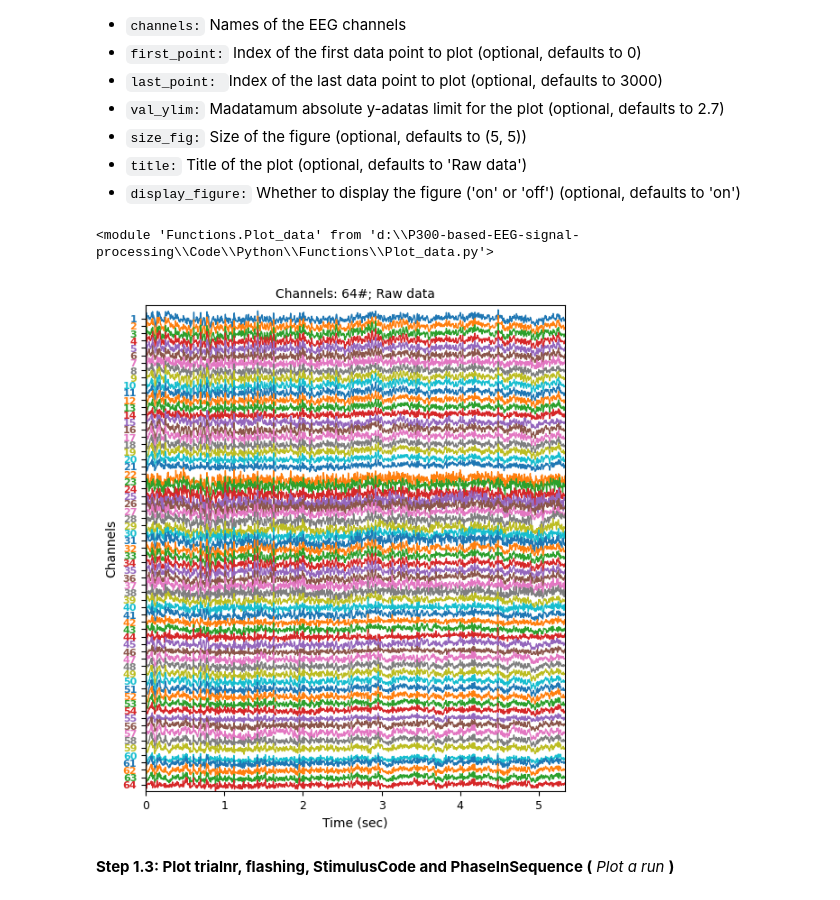
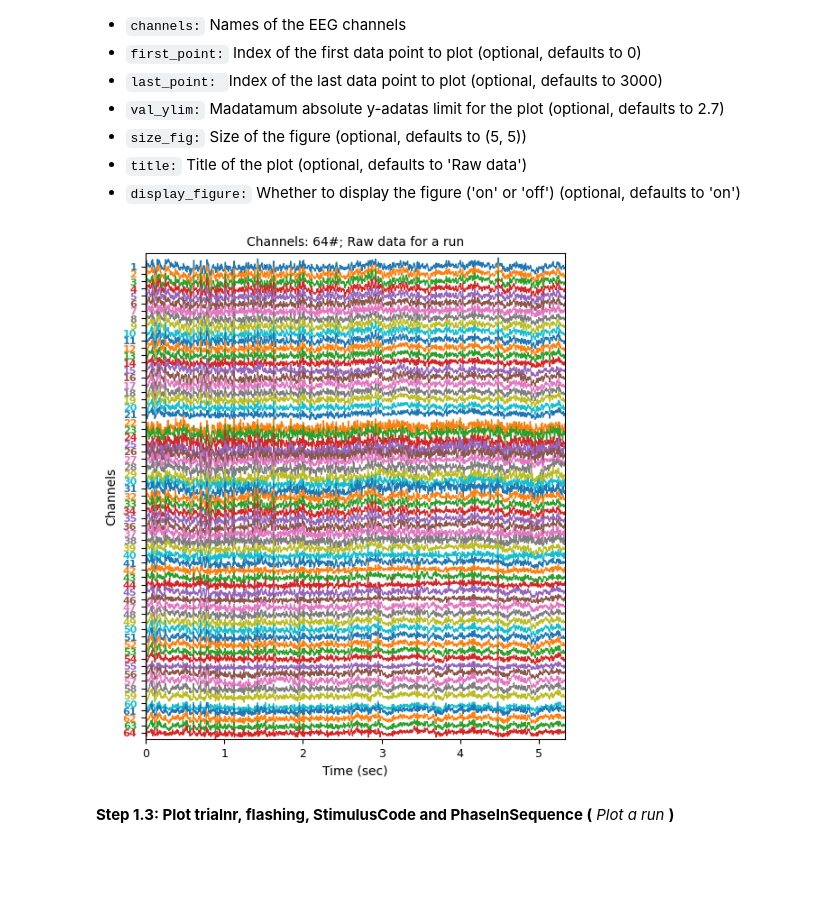
Before and after one commit to RezaSaadatyar/P300-based-EEG-signal-processing, a Jupyter notebook: Code/Python/P300.ipynb, the cells around one changed output. Saved outputs shown, nothing was run; the diff lists cells and outputs as text; code cells hidden in the pictures; blank space fills up the shorter version.

```diff
--- a/Code/Python/P300.ipynb
+++ b/Code/Python/P300.ipynb
@@ -79,18 +79,14 @@ shape: {phase_sequence.shape}")
  - `size_fig:` Size of the figure (optional, defaults to (5, 5))
  - `title:` Title of the plot (optional, defaults to 'Raw data')
  - `display_figure:` Whether to display the figure ('on' or 'off') (optional, defaults to 'on')
-# %%
-reload(Plot_data)
-# %% [output]
-<module 'Functions.Plot_data' from 'd:\\P300-based-EEG-signal-processing\\Code\\Python\\Functions\\Plot_data.py'>
 # %%
-title = f"Raw data" # Define plot title
+title = f"Raw data for a run" # Define plot title
 
 # Plot EEG data using the Plot_data.plot_data function
 Plot_data.plot_data(signal, fs, channels_name=None, first_point=0, last_point=1280, val_ylim=2.7, title=title,
                     size_fig=(6, 7), display_figure="on")
 # %% [output]
-[figure, old version]
+[figure, new version]
 # %% [markdown]
 **Step 1.3: Plot trialnr, flashing, StimulusCode and PhaseInSequence (** *Plot a run* **)**<br/>
 # %%
```
Also changed, not shown: parts of 4 cells of this notebook.
